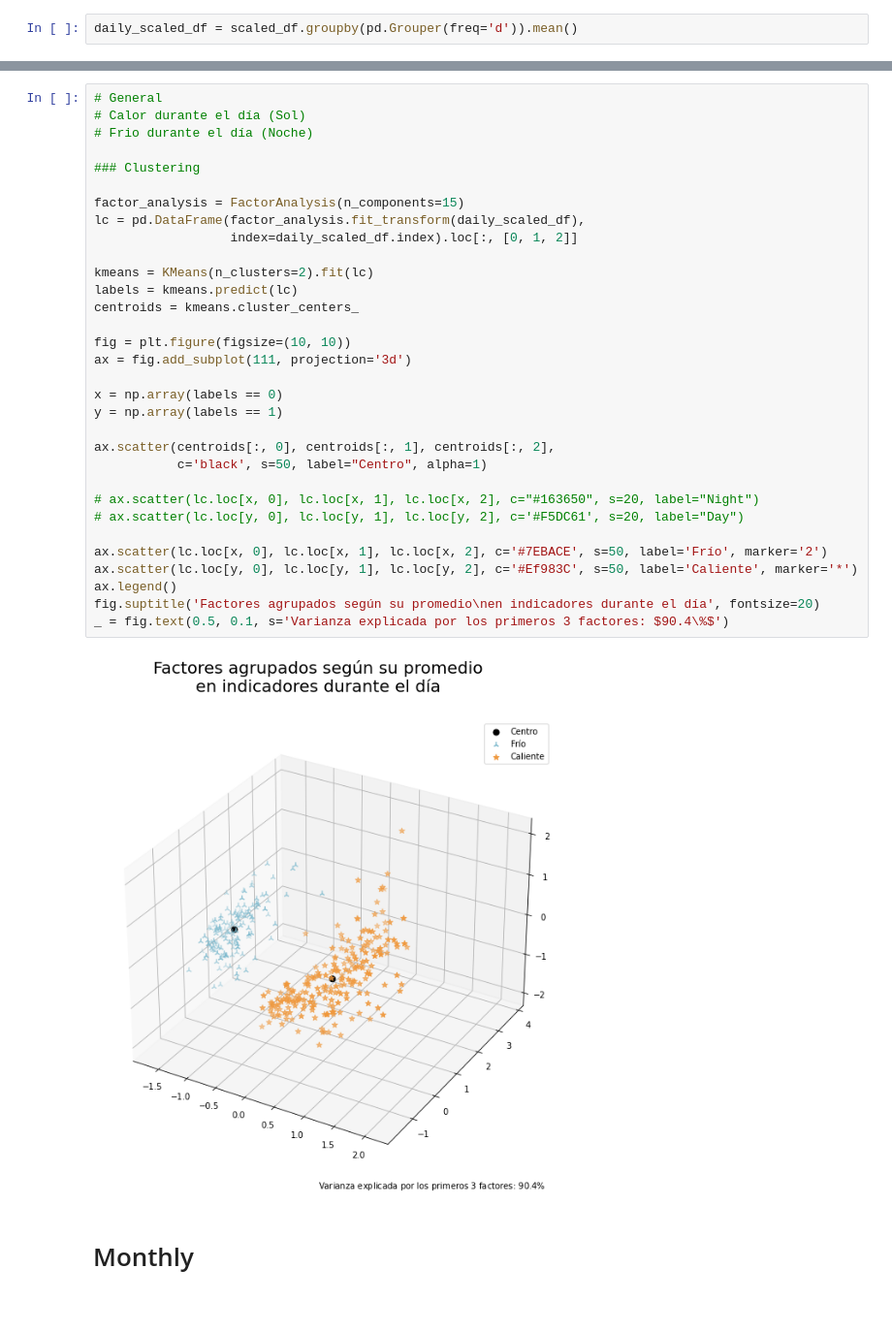
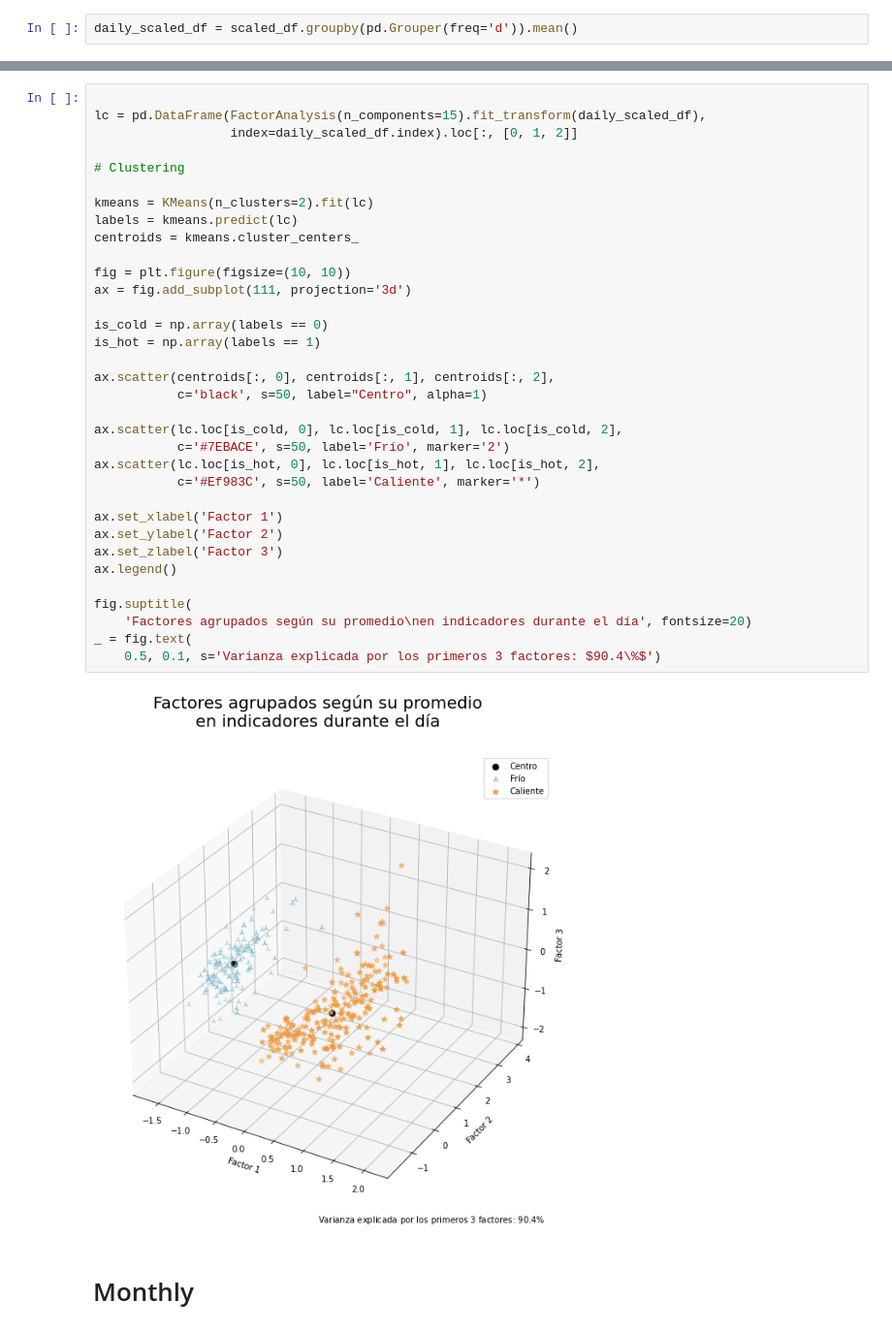
Before and after one commit to kmontocam/MA2003B, a Jupyter notebook: analysis.ipynb, the cells around one changed output, grey strips where cells are left out. Shown at 97% size. Cells and saved outputs as stored; diff of their text form.

```diff
--- a/analysis.ipynb
+++ b/analysis.ipynb
@@ -231,39 +237,41 @@ dtype: float64
 | wdr | 0.120060 | 0.187989 | -0.124978 |
 | wsr | -0.242805 | -0.124730 | 0.092281 |
 # %%
-# General
-# Calor durante el día (Sol)
-# Frio durante el día (Noche)
 
-### Clustering
+lc = pd.DataFrame(FactorAnalysis(n_components=15).fit_transform(daily_scaled_df),
+                  index=daily_scaled_df.index).loc[:, [0, 1, 2]]
 
-factor_analysis = FactorAnalysis(n_components=15)
-lc = pd.DataFrame(factor_analysis.fit_transform(daily_scaled_df),
-                  index=daily_scaled_df.index).loc[:, [0, 1, 2]]
+# Clustering
 
 kmeans = KMeans(n_clusters=2).fit(lc)
 labels = kmeans.predict(lc)
 centroids = kmeans.cluster_centers_
 
 fig = plt.figure(figsize=(10, 10))
 ax = fig.add_subplot(111, projection='3d')
 
-x = np.array(labels == 0)
-y = np.array(labels == 1)
+is_cold = np.array(labels == 0)
+is_hot = np.array(labels == 1)
 
 ax.scatter(centroids[:, 0], centroids[:, 1], centroids[:, 2],
            c='black', s=50, label="Centro", alpha=1)
 
-# ax.scatter(lc.loc[x, 0], lc.loc[x, 1], lc.loc[x, 2], c="#163650", s=20, label="Night")
-# ax.scatter(lc.loc[y, 0], lc.loc[y, 1], lc.loc[y, 2], c='#F5DC61', s=20, label="Day")
+ax.scatter(lc.loc[is_cold, 0], lc.loc[is_cold, 1], lc.loc[is_cold, 2],
+           c='#7EBACE', s=50, label='Frío', marker='2')
+ax.scatter(lc.loc[is_hot, 0], lc.loc[is_hot, 1], lc.loc[is_hot, 2],
+           c='#Ef983C', s=50, label='Caliente', marker='*')
 
-ax.scatter(lc.loc[x, 0], lc.loc[x, 1], lc.loc[x, 2], c='#7EBACE', s=50, label='Frío', marker='2')
-ax.scatter(lc.loc[y, 0], lc.loc[y, 1], lc.loc[y, 2], c='#Ef983C', s=50, label='Caliente', marker='*')
+ax.set_xlabel('Factor 1')
+ax.set_ylabel('Factor 2')
+ax.set_zlabel('Factor 3')
 ax.legend()
-fig.suptitle('Factores agrupados según su promedio\nen indicadores durante el día', fontsize=20)
-_ = fig.text(0.5, 0.1, s='Varianza explicada por los primeros 3 factores: $90.4\%$')
+
+fig.suptitle(
+    'Factores agrupados según su promedio\nen indicadores durante el día', fontsize=20)
+_ = fig.text(
+    0.5, 0.1, s='Varianza explicada por los primeros 3 factores: $90.4\%$')
 # %% [output]
-[figure, old version]
+[figure, new version]
 # %% [markdown]
 # Monthly
 # %%
```
Also changed, not shown: parts of 33 cells of this notebook.
